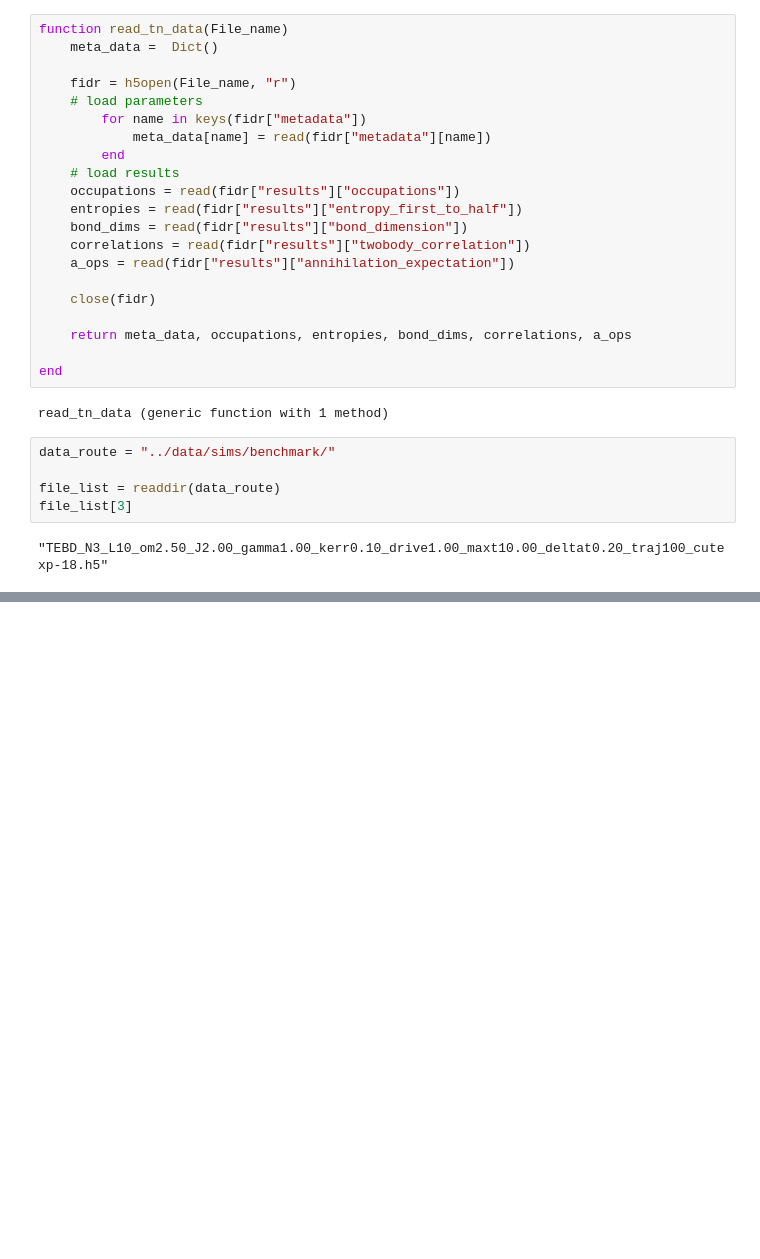
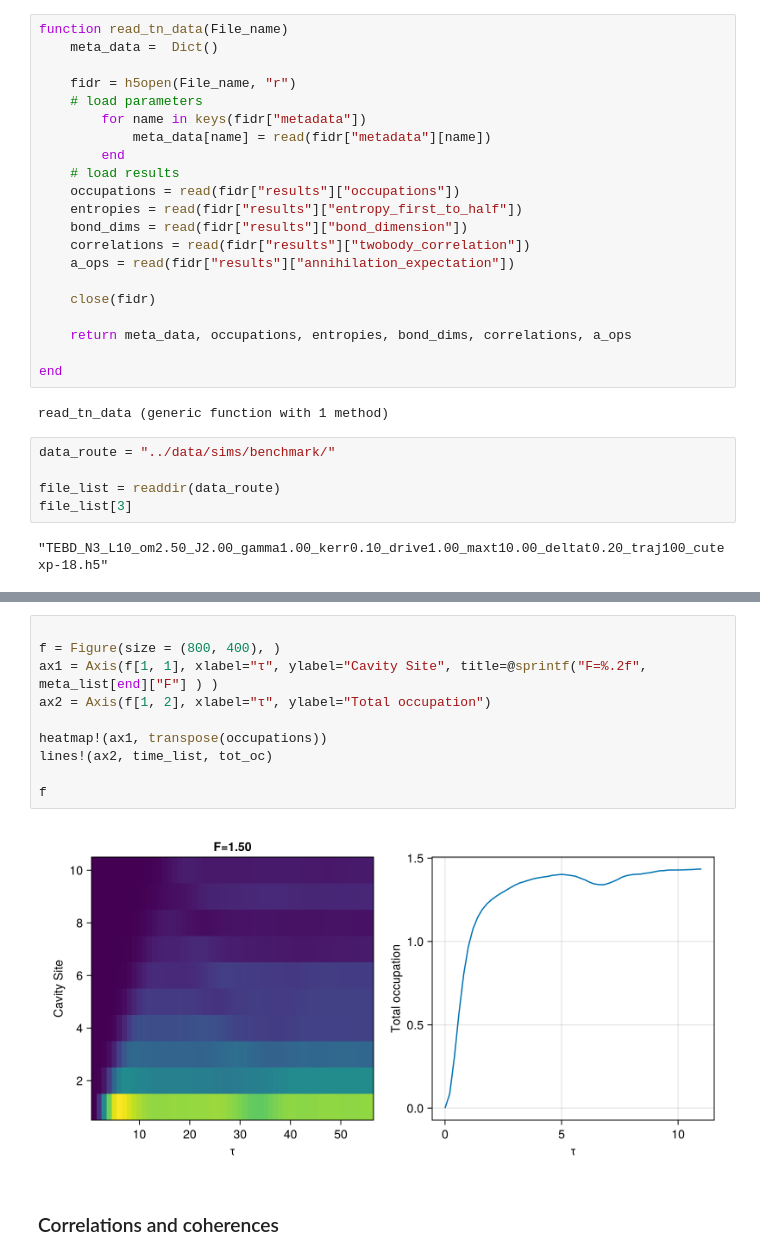
Before and after one commit to Ssalazar12/open_system_tn, a Jupyter notebook: notebooks/benchmarking.ipynb, the cells around one changed output, grey strips where cells are left out. Drawn from its saved outputs; the diff is of its cells as text; blank space fills up the shorter version.

```diff
--- a/notebooks/benchmarking.ipynb
+++ b/notebooks/benchmarking.ipynb
@@ -230,0 +209,14 @@ Suggestion: check for spelling errors or missing imports.
+# %%
+
+f = Figure(size = (800, 400), )
+ax1 = Axis(f[1, 1], xlabel="τ", ylabel="Cavity Site", title=@sprintf("F=%.2f", meta_list[end]["F"] ) )
+ax2 = Axis(f[1, 2], xlabel="τ", ylabel="Total occupation")
+
+heatmap!(ax1, transpose(occupations))
+lines!(ax2, time_list, tot_oc)
+
+f
+# %% [output]
+[figure, added]
+# %% [markdown]
+### Correlations and coherences
```
Also changed, not shown: parts of 21 cells of this notebook, 2 other files.
